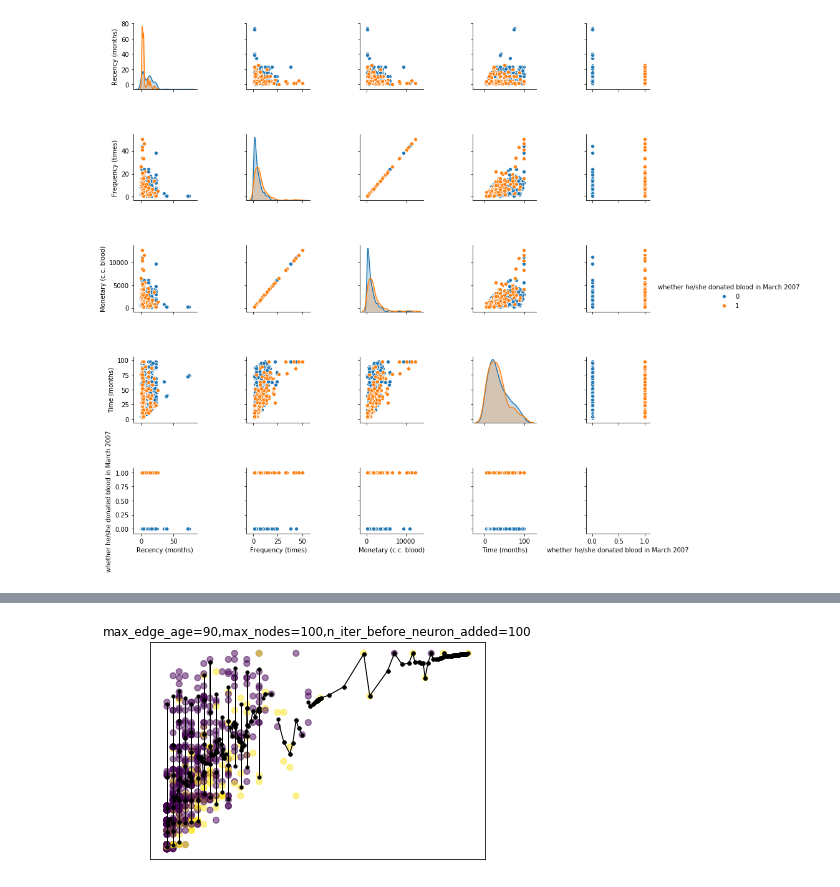
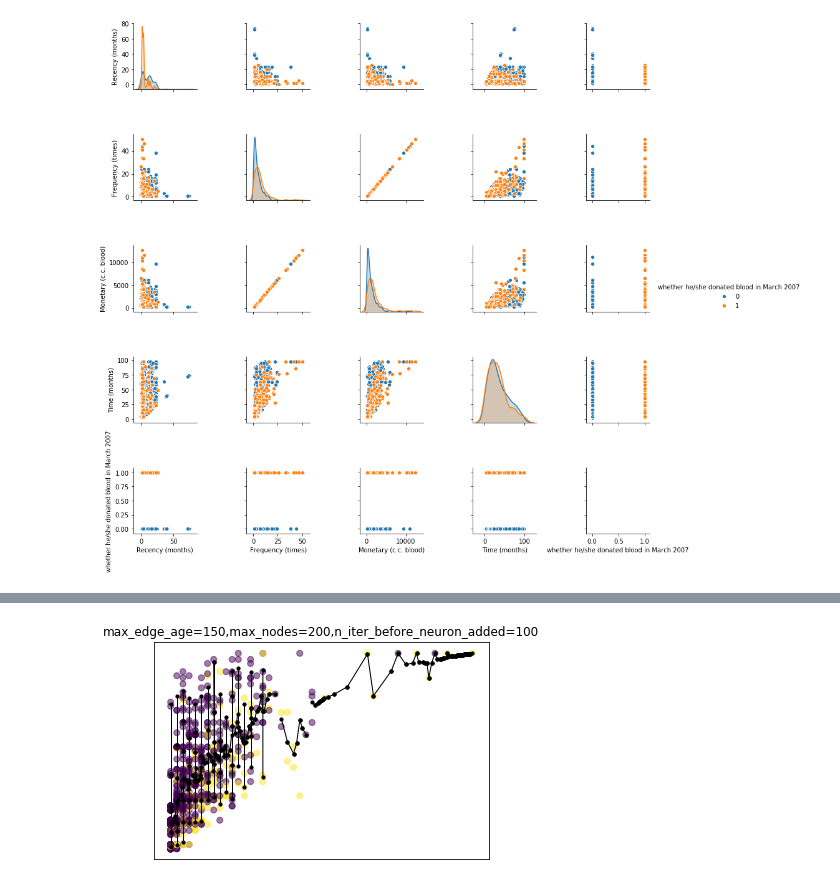
Before and after one commit to Pssales/CAP-351-Neurocomputacao, a Jupyter notebook: 3-GNG/Growing Neural Gas animated - transfusion.ipynb, the cells around one changed output, grey strips where cells are left out. Saved outputs shown, nothing was run; the diff lists cells and outputs as text; code cells hidden in the pictures.

```diff
--- a/3-GNG/Growing Neural Gas animated - transfusion.ipynb
+++ b/3-GNG/Growing Neural Gas animated - transfusion.ipynb
@@ -78,40 +78,40 @@ fig = plt.figure()
 plt.scatter(*data.T, alpha=0.5,c=_)
 plt.xticks([], [])
 plt.yticks([], [])
-plt.title("max_edge_age=90,max_nodes=100,n_iter_before_neuron_added=100")
+plt.title("max_edge_age=150,max_nodes=200,n_iter_before_neuron_added=100")
 
 def animate(i):
     for line in animate.prev_lines:
         line.remove()
 
     # Training will slow down overtime and we increase number
     # of data samples for training
     n = int(0.5 * gng.n_iter_before_neuron_added * (1 + i // 100))
 
     sampled_data_ids = np.random.choice(len(data), n)
     sampled_data = data[sampled_data_ids, :]
     gng.train(sampled_data, epochs=1)
 
     lines = []
     for node_1, node_2 in gng.graph.edges:
         weights = np.concatenate([node_1.weight, node_2.weight])
         line, = plt.plot(*weights.T, color='black')
 
         plt.setp(line, linewidth=1, color='black')
 
         lines.append(line)
         lines.append(plt.scatter(*weights.T, color='black', s=10))
 
     animate.prev_lines = lines
     return lines
 
 animate.prev_lines = []
 anim = animation.FuncAnimation(fig, animate, tqdm(np.arange(500)), interval=30, blit=True)
 HTML(anim.to_html5_video())
 # %% [output]
 [interactive output not drawn]
 [interactive output not drawn]
-[figure, old version]
+[figure, new version]
 # %%
 utils.reproducible()
 
```
Also changed, not shown: parts of 2 cells of this notebook.
